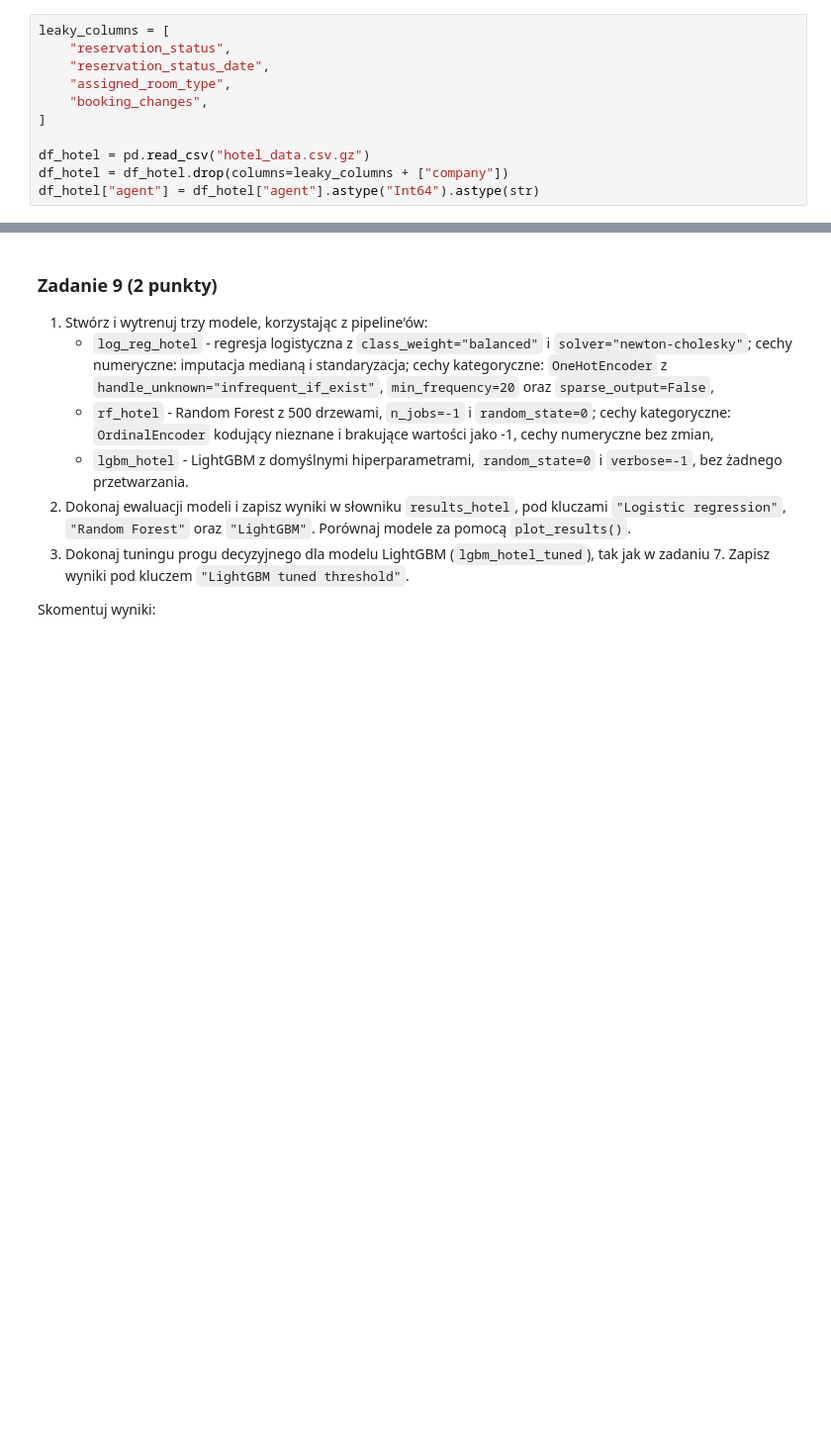
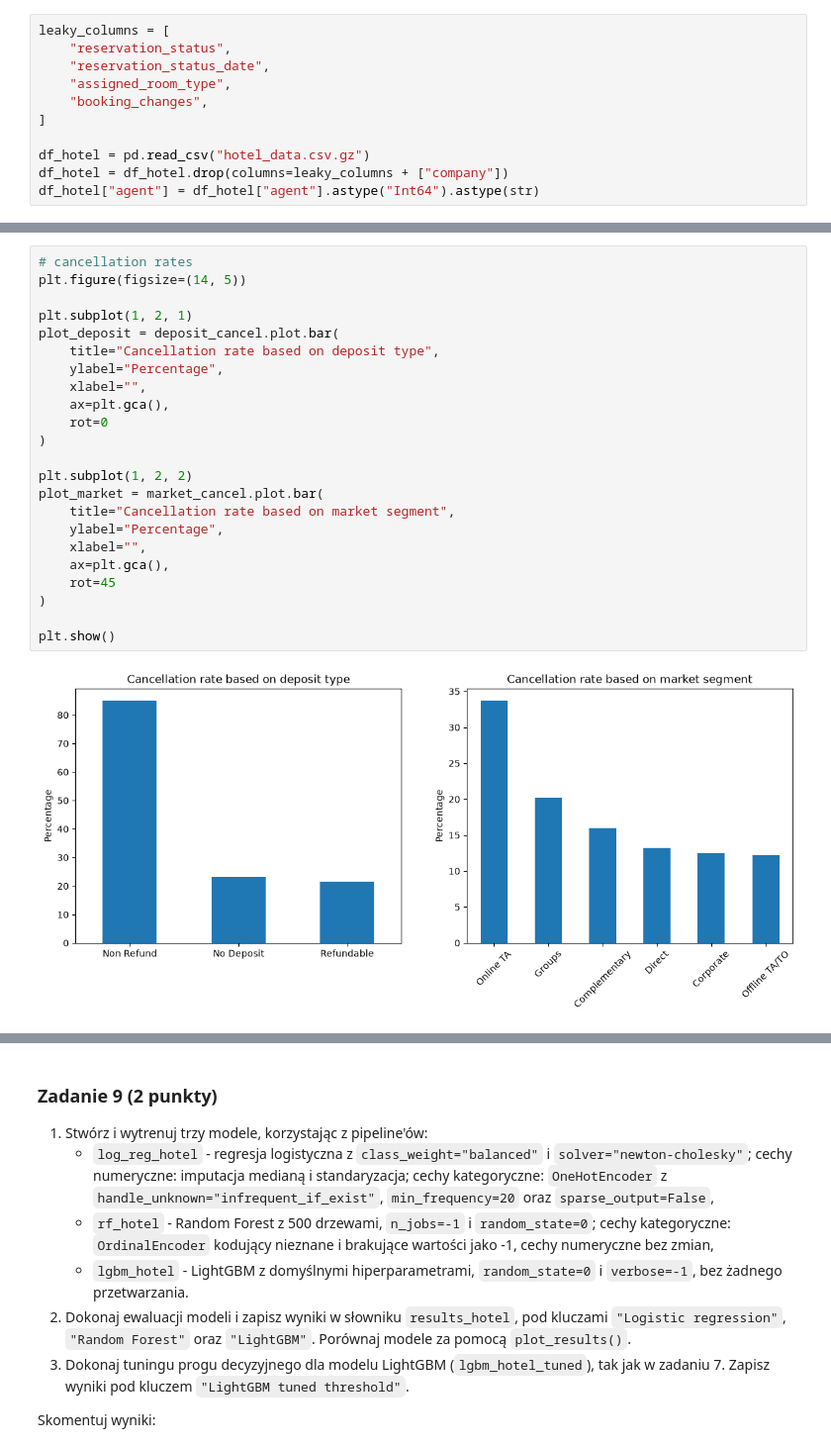
Before and after one commit to Mysiax05/AI_Basics, a Jupyter notebook: lab2/lab_2.ipynb, the cells around one changed output, grey strips where cells are left out. Shown at 99% size. Saved outputs shown, nothing was run; the diff lists cells and outputs as text; blank space fills up the shorter version.

```diff
--- a/lab2/lab_2.ipynb
+++ b/lab2/lab_2.ipynb
@@ -1499,3 +1516,28 @@ TypeError: cannot unpack non-iterable ellipsis object
+# %%
+# cancellation rates
+plt.figure(figsize=(14, 5))
+
+plt.subplot(1, 2, 1)
+plot_deposit = deposit_cancel.plot.bar(
+    title="Cancellation rate based on deposit type",
+    ylabel="Percentage",
+    xlabel="",
+    ax=plt.gca(),
+    rot=0
+)
+
+plt.subplot(1, 2, 2)
+plot_market = market_cancel.plot.bar(
+    title="Cancellation rate based on market segment",
+    ylabel="Percentage",
+    xlabel="",
+    ax=plt.gca(),
+    rot=45
+)
+
+plt.show()
+# %% [output]
+[figure, added]
 # %%
 assert df_hotel.shape == (33224, 25)
 assert not set(leaky_columns + ["company"]) & set(df_hotel.columns)
```
Also changed, not shown: parts of 8 cells of this notebook.
